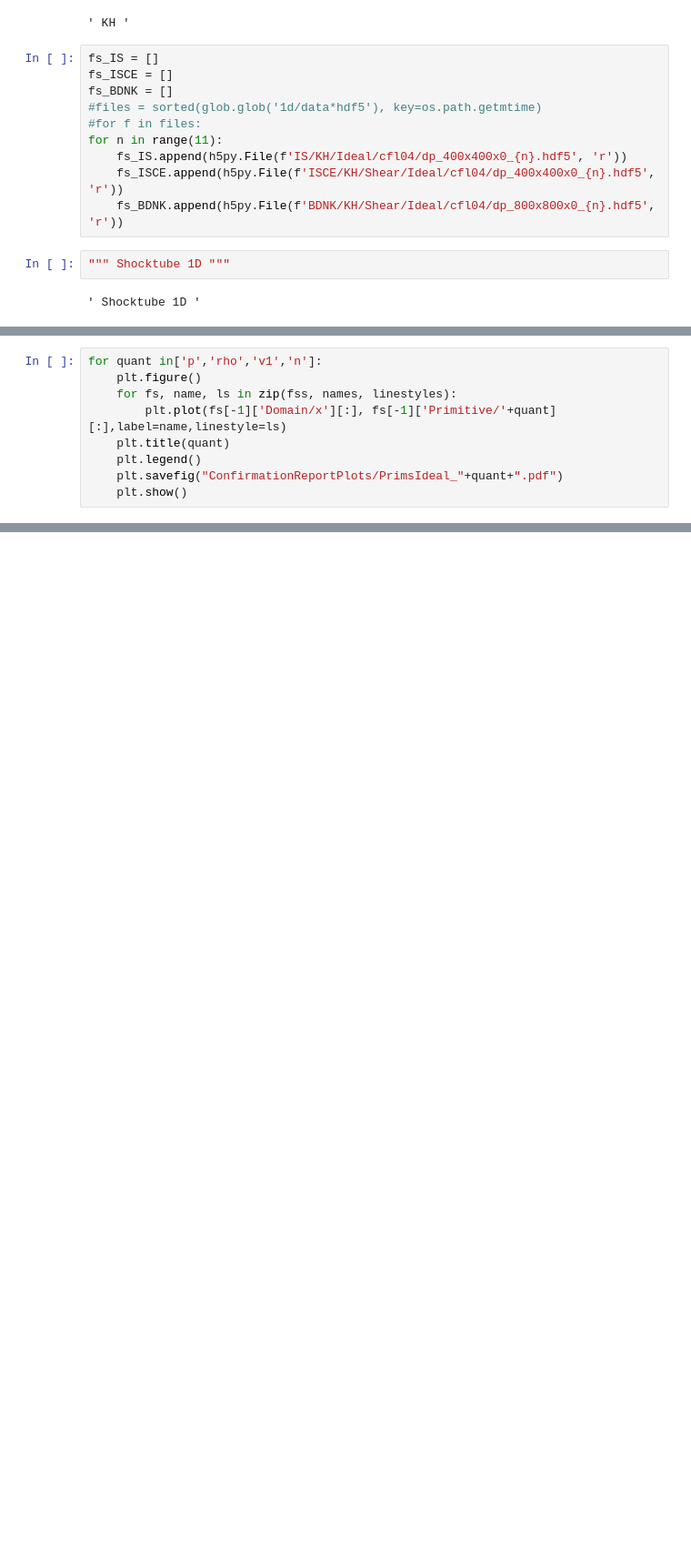
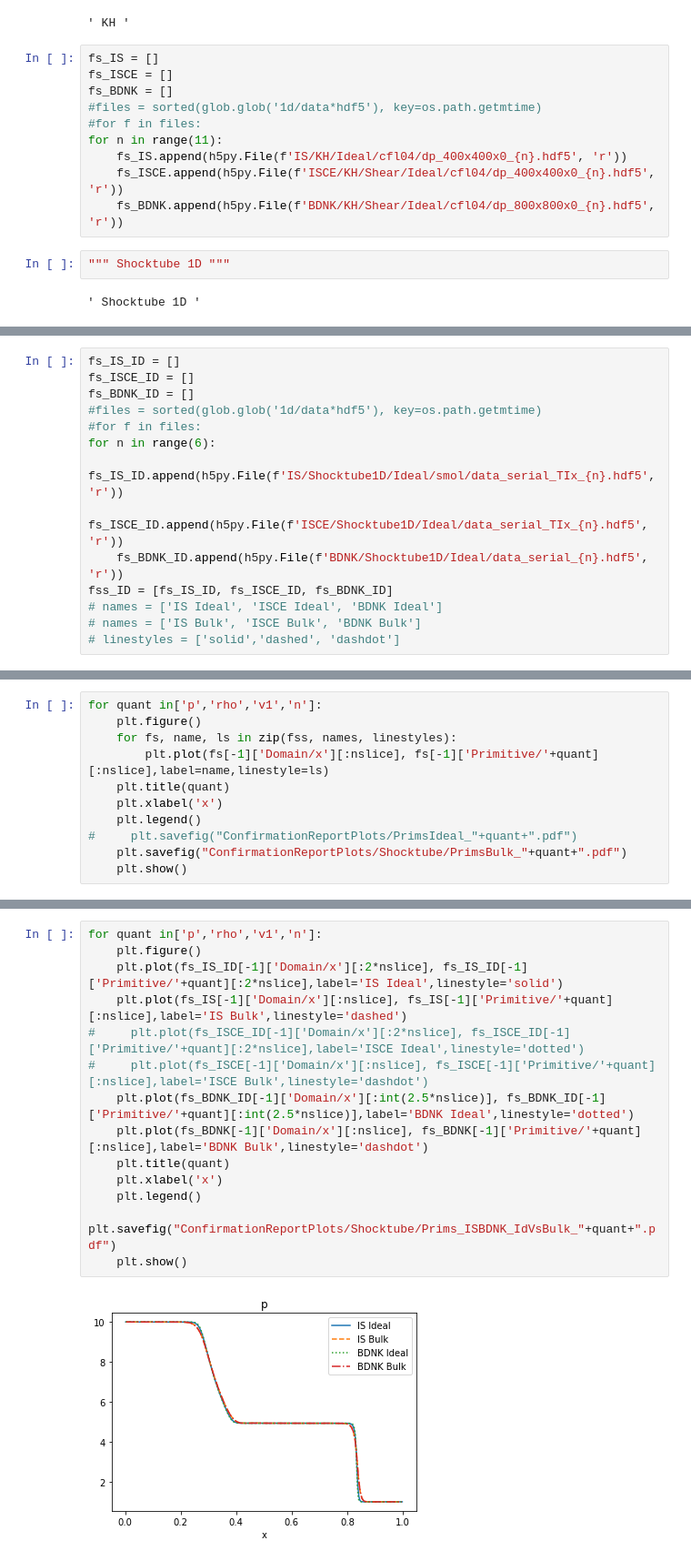
Before and after one commit to MarcusHatton/Plotting, a Jupyter notebook: ConfirmationPlottingHome.ipynb, the cells around one changed output, grey strips where cells are left out. Shown at 91% size. Drawn from its saved outputs; the diff is of its cells as text; blank space fills up the shorter version.

```diff
--- a/ConfirmationPlottingHome.ipynb
+++ b/ConfirmationPlottingHome.ipynb
@@ -43,2 +49,16 @@ linestyles = ['solid','dashed']#, 'dashdot']
+# %%
+fs_IS_ID = []
+fs_ISCE_ID = []
+fs_BDNK_ID = []
+#files = sorted(glob.glob('1d/data*hdf5'), key=os.path.getmtime)
+#for f in files:
+for n in range(6):
+    fs_IS_ID.append(h5py.File(f'IS/Shocktube1D/Ideal/smol/data_serial_TIx_{n}.hdf5', 'r'))
+    fs_ISCE_ID.append(h5py.File(f'ISCE/Shocktube1D/Ideal/data_serial_TIx_{n}.hdf5', 'r'))
+    fs_BDNK_ID.append(h5py.File(f'BDNK/Shocktube1D/Ideal/data_serial_{n}.hdf5', 'r'))
+fss_ID = [fs_IS_ID, fs_ISCE_ID, fs_BDNK_ID]
+# names = ['IS Ideal', 'ISCE Ideal', 'BDNK Ideal']
+# names = ['IS Bulk', 'ISCE Bulk', 'BDNK Bulk']
+# linestyles = ['solid','dashed', 'dashdot']
 # %%
 for fs in fss:
@@ -70,9 +108,11 @@ for quant in['D','Tau','S1']:
 for quant in['p','rho','v1','n']:
     plt.figure()
     for fs, name, ls in zip(fss, names, linestyles):
-        plt.plot(fs[-1]['Domain/x'][:], fs[-1]['Primitive/'+quant][:],label=name,linestyle=ls)
+        plt.plot(fs[-1]['Domain/x'][:nslice], fs[-1]['Primitive/'+quant][:nslice],label=name,linestyle=ls)
     plt.title(quant)
+    plt.xlabel('x')
     plt.legend()
-    plt.savefig("ConfirmationReportPlots/PrimsIdeal_"+quant+".pdf")
+#     plt.savefig("ConfirmationReportPlots/PrimsIdeal_"+quant+".pdf")
+    plt.savefig("ConfirmationReportPlots/Shocktube/PrimsBulk_"+quant+".pdf")
     plt.show()
 # %% [output]
@@ -82,0 +127,16 @@ for quant in['p','rho','v1','n']:
+# %%
+for quant in['p','rho','v1','n']:
+    plt.figure()
+    plt.plot(fs_IS_ID[-1]['Domain/x'][:2*nslice], fs_IS_ID[-1]['Primitive/'+quant][:2*nslice],label='IS Ideal',linestyle='solid')
+    plt.plot(fs_IS[-1]['Domain/x'][:nslice], fs_IS[-1]['Primitive/'+quant][:nslice],label='IS Bulk',linestyle='dashed')
+#     plt.plot(fs_ISCE_ID[-1]['Domain/x'][:2*nslice], fs_ISCE_ID[-1]['Primitive/'+quant][:2*nslice],label='ISCE Ideal',linestyle='dotted')
+#     plt.plot(fs_ISCE[-1]['Domain/x'][:nslice], fs_ISCE[-1]['Primitive/'+quant][:nslice],label='ISCE Bulk',linestyle='dashdot')
+    plt.plot(fs_BDNK_ID[-1]['Domain/x'][:int(2.5*nslice)], fs_BDNK_ID[-1]['Primitive/'+quant][:int(2.5*nslice)],label='BDNK Ideal',linestyle='dotted')
+    plt.plot(fs_BDNK[-1]['Domain/x'][:nslice], fs_BDNK[-1]['Primitive/'+quant][:nslice],label='BDNK Bulk',linestyle='dashdot')
+    plt.title(quant)
+    plt.xlabel('x')
+    plt.legend()
+    plt.savefig("ConfirmationReportPlots/Shocktube/Prims_ISBDNK_IdVsBulk_"+quant+".pdf")
+    plt.show()
+# %% [output]
+[figure, added]
```
Also changed, not shown: parts of 6 cells of this notebook, 2 other files.
